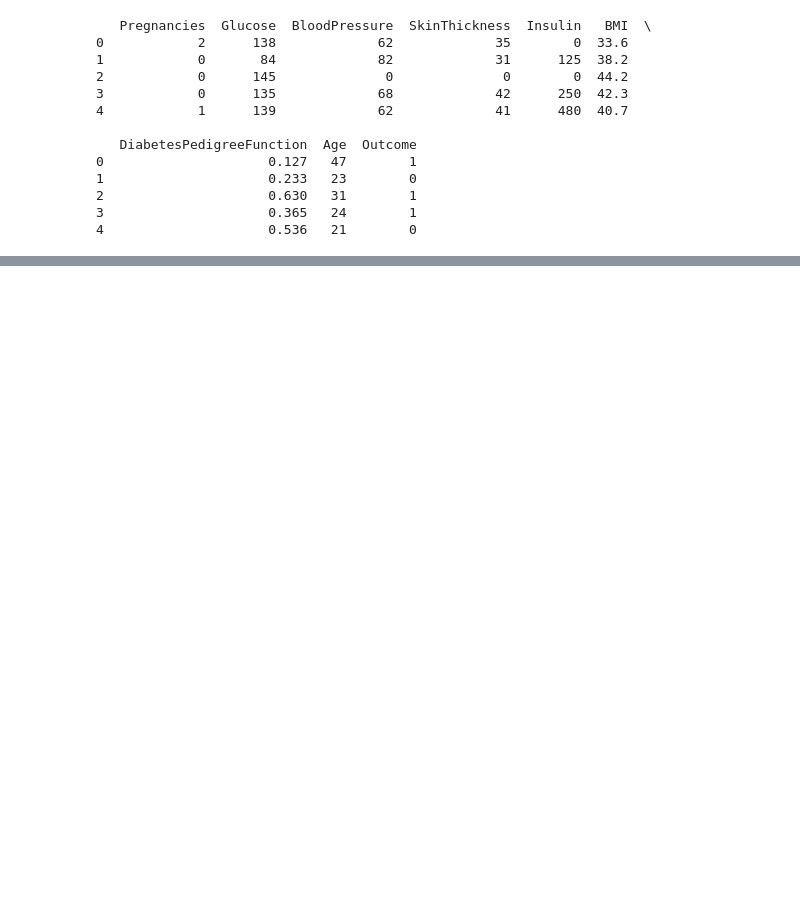
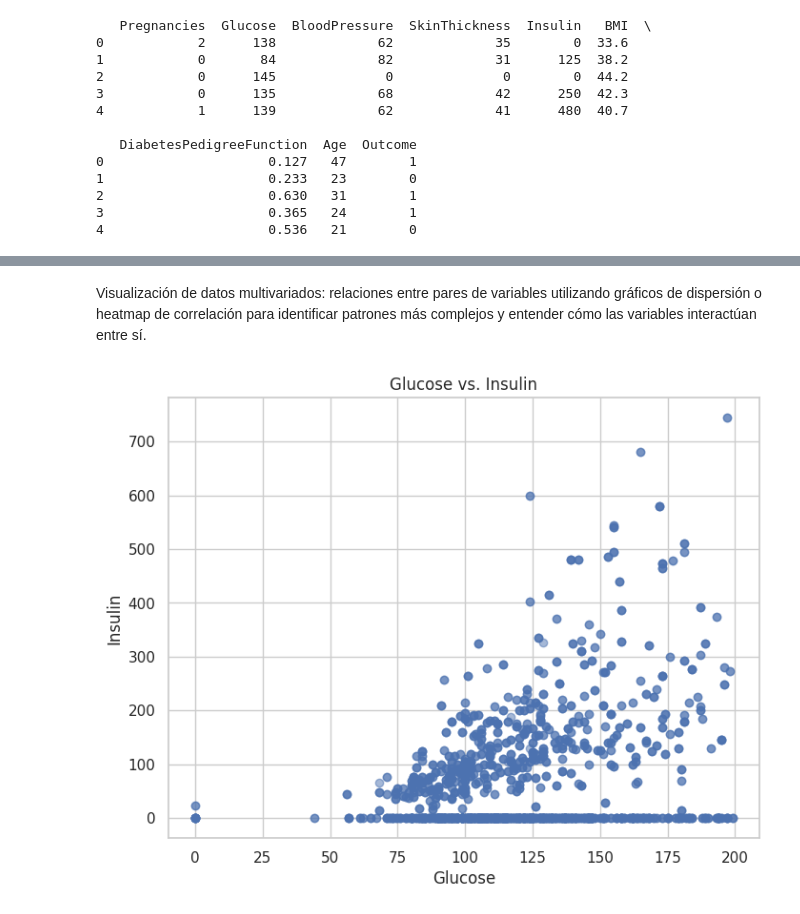
Before and after one commit to paulotolosa/prueba_II_coderhouse, a Jupyter notebook: Proyecto_ParteIII_Tolosa.ipynb, the cells around one changed output, grey strips where cells are left out. Saved outputs shown, nothing was run; the diff lists cells and outputs as text; code cells hidden in the pictures; blank space fills up the shorter version.

```diff
--- a/Proyecto_ParteIII_Tolosa.ipynb
+++ b/Proyecto_ParteIII_Tolosa.ipynb
@@ -454,0 +208,12 @@ Successfully installed nbconvert-7.16.1
+# %% [markdown]
+Visualización de datos multivariados: relaciones entre pares de variables utilizando gráficos de dispersión o heatmap de correlación para identificar patrones más complejos y entender cómo las variables interactúan entre sí.
+# %%
+plt.figure(figsize=(8, 6))
+plt.scatter(df['Glucose'], df['Insulin'], alpha=0.5)
+plt.title('Glucose vs. Insulin')
+plt.xlabel('Glucose')
+plt.ylabel('Insulin')
+plt.grid(True)
+plt.show()
+# %% [output]
+[figure, added]
```
Also changed, not shown: parts of 50 cells of this notebook.
